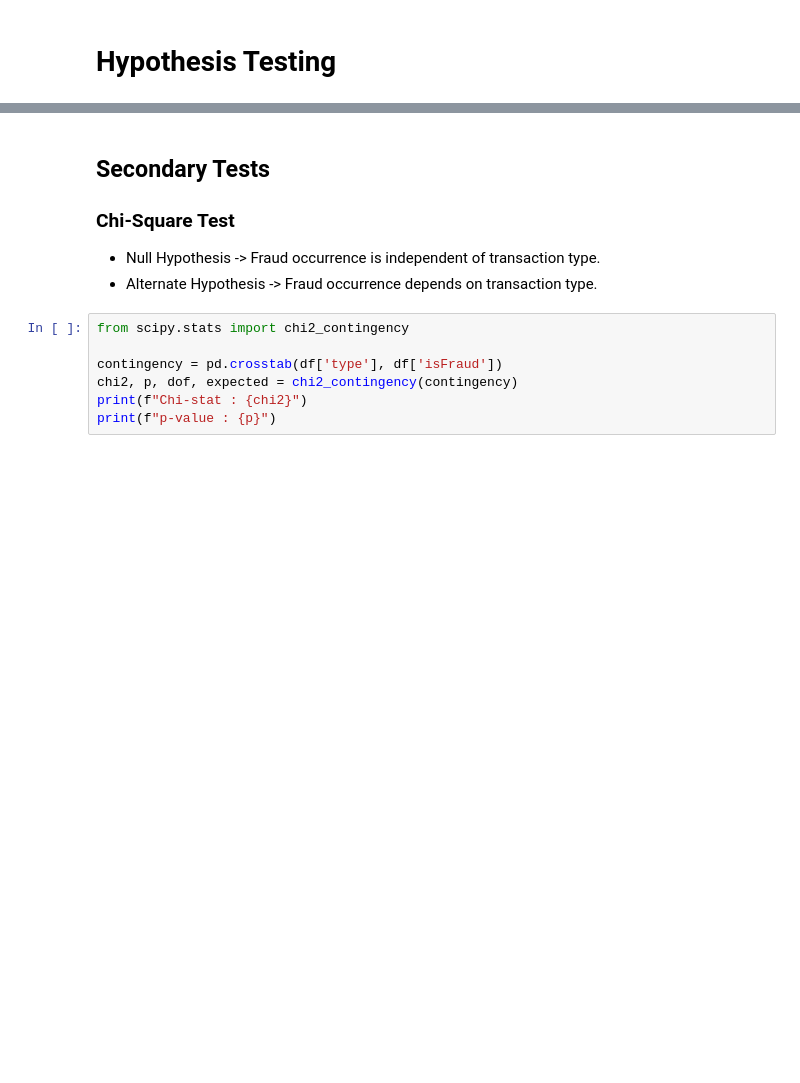
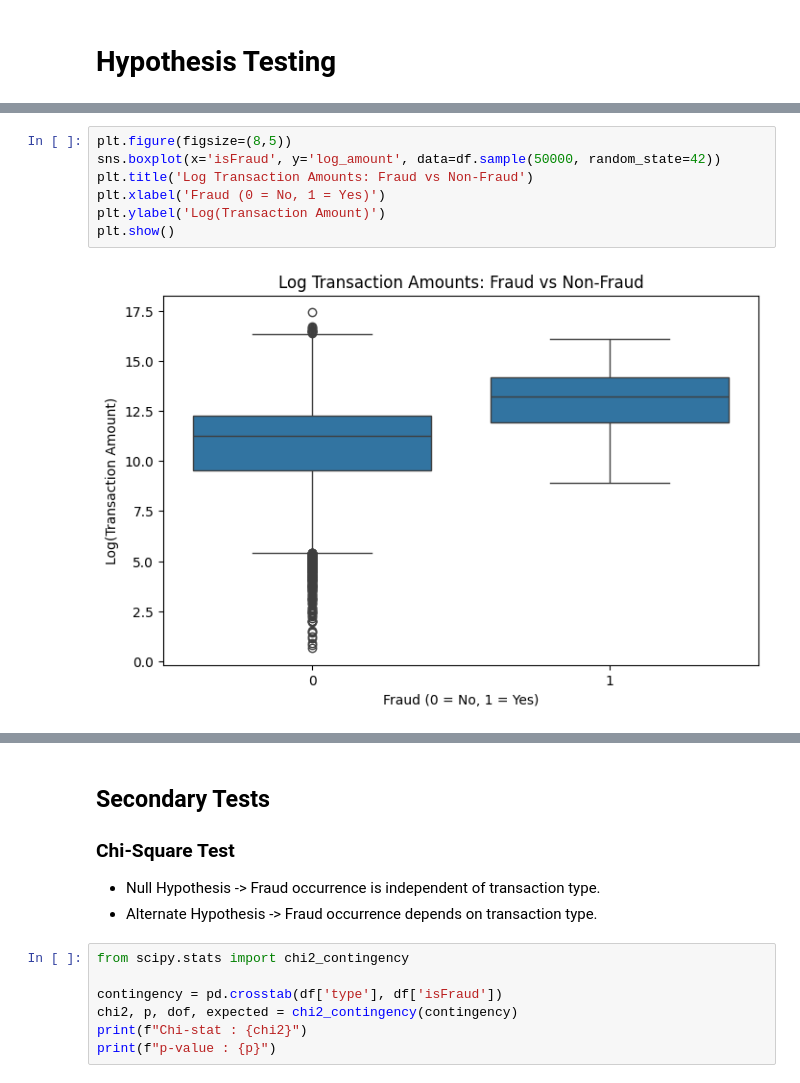
Before and after one commit to c0d3l0v3r-HeHe/D-Sc.-Project, a Jupyter notebook: notebook_hypothesis_testing.ipynb, the cells around one changed output, grey strips where cells are left out. Cells and saved outputs as stored; diff of their text form; blank space fills up the shorter version.

```diff
--- a/notebook_hypothesis_testing.ipynb
+++ b/notebook_hypothesis_testing.ipynb
@@ -277,0 +291,9 @@ plt.show()
+# %%
+plt.figure(figsize=(8,5))
+sns.boxplot(x='isFraud', y='log_amount', data=df.sample(50000, random_state=42))
+plt.title('Log Transaction Amounts: Fraud vs Non-Fraud')
+plt.xlabel('Fraud (0 = No, 1 = Yes)')
+plt.ylabel('Log(Transaction Amount)')
+plt.show()
+# %% [output]
+[figure, added]
```
Also changed, not shown: parts of 9 cells of this notebook.
